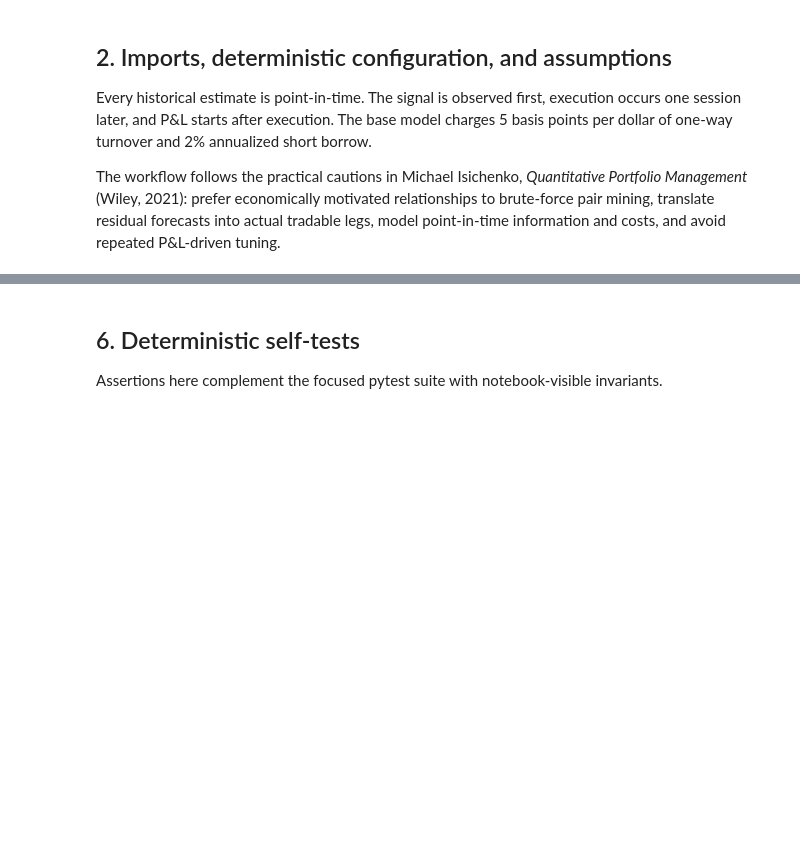
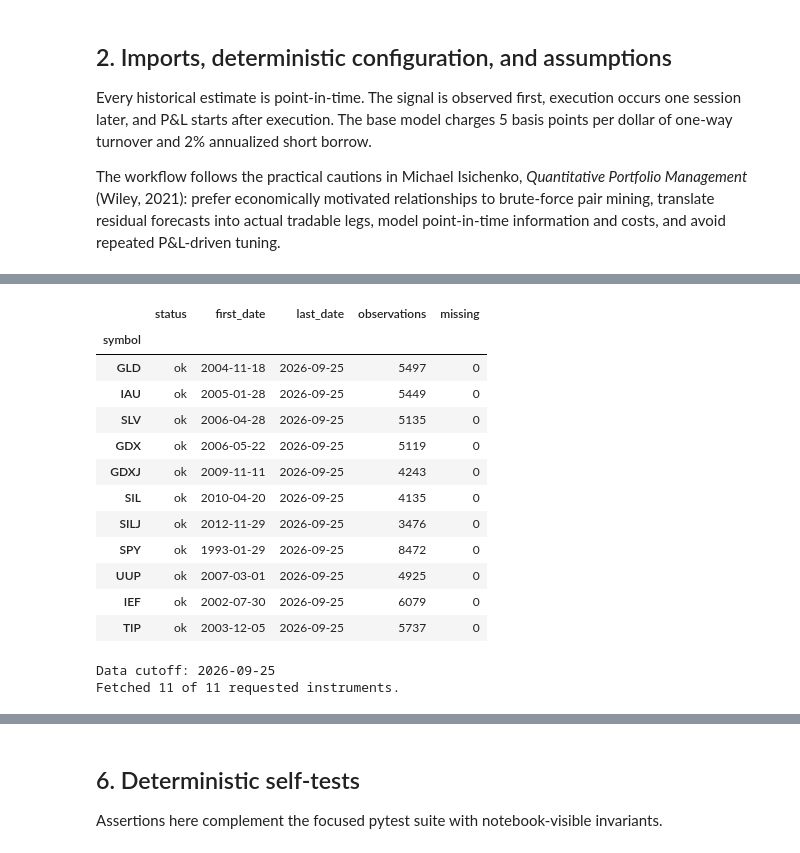
Before and after one commit to piper-of-dawn/ats, a Jupyter notebook: notebooks/gold.ipynb, the cells around one changed output, grey strips where cells are left out. Drawn from its saved outputs; the diff is of its cells as text; code cells hidden in the pictures; blank space fills up the shorter version.

```diff
--- a/notebooks/gold.ipynb
+++ b/notebooks/gold.ipynb
@@ -420,0 +431,24 @@ def make_pca_candidates(
+# %%
+from IPython.display import Markdown, display
+
+ALL_TICKERS = tuple(dict.fromkeys((*TRADABLE_TICKERS, *FACTOR_TICKERS)))
+prices, data_audit = fetch_price_panel(ALL_TICKERS)
+display(data_audit)
+print(f"Data cutoff: {prices.index.max().date() if not prices.empty else 'no data'}")
+print(f"Fetched {prices.shape[1]} of {len(ALL_TICKERS)} requested instruments.")
+# %% [output]
+|  | status | first_date | last_date | observations | missing |
+| symbol |  |  |  |  |  |
+| GLD | ok | 2004-11-18 | 2026-09-25 | 5497 | 0 |
+| IAU | ok | 2005-01-28 | 2026-09-25 | 5449 | 0 |
+| SLV | ok | 2006-04-28 | 2026-09-25 | 5135 | 0 |
+| GDX | ok | 2006-05-22 | 2026-09-25 | 5119 | 0 |
+| GDXJ | ok | 2009-11-11 | 2026-09-25 | 4243 | 0 |
+| SIL | ok | 2010-04-20 | 2026-09-25 | 4135 | 0 |
+| SILJ | ok | 2012-11-29 | 2026-09-25 | 3476 | 0 |
+| SPY | ok | 1993-01-29 | 2026-09-25 | 8472 | 0 |
+| UUP | ok | 2007-03-01 | 2026-09-25 | 4925 | 0 |
+| IEF | ok | 2002-07-30 | 2026-09-25 | 6079 | 0 |
+| TIP | ok | 2003-12-05 | 2026-09-25 | 5737 | 0 |
+Data cutoff: 2026-09-25
+Fetched 11 of 11 requested instruments.
```
Also changed, not shown: parts of 17 cells of this notebook, 1 other file.
